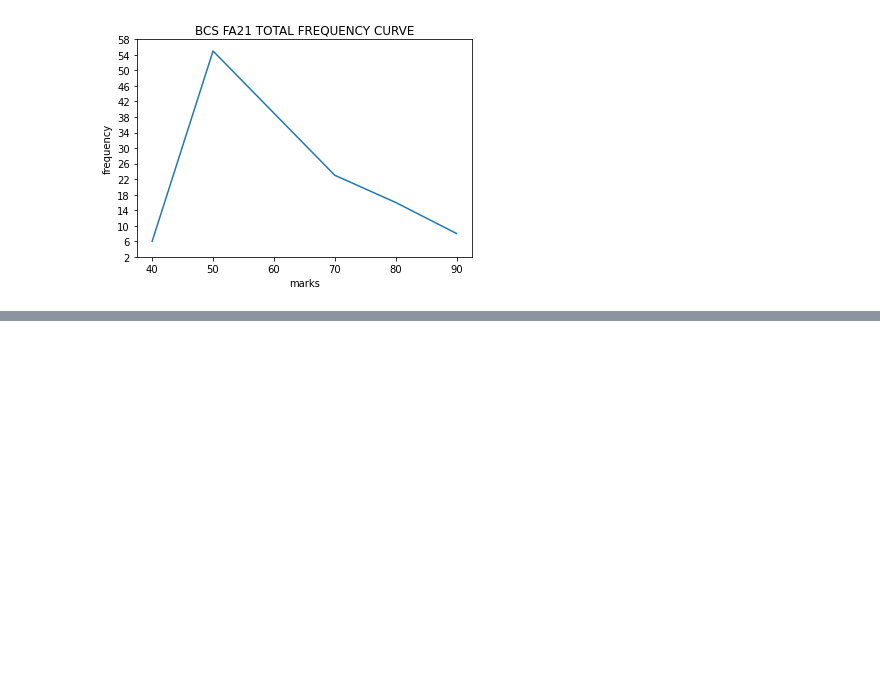
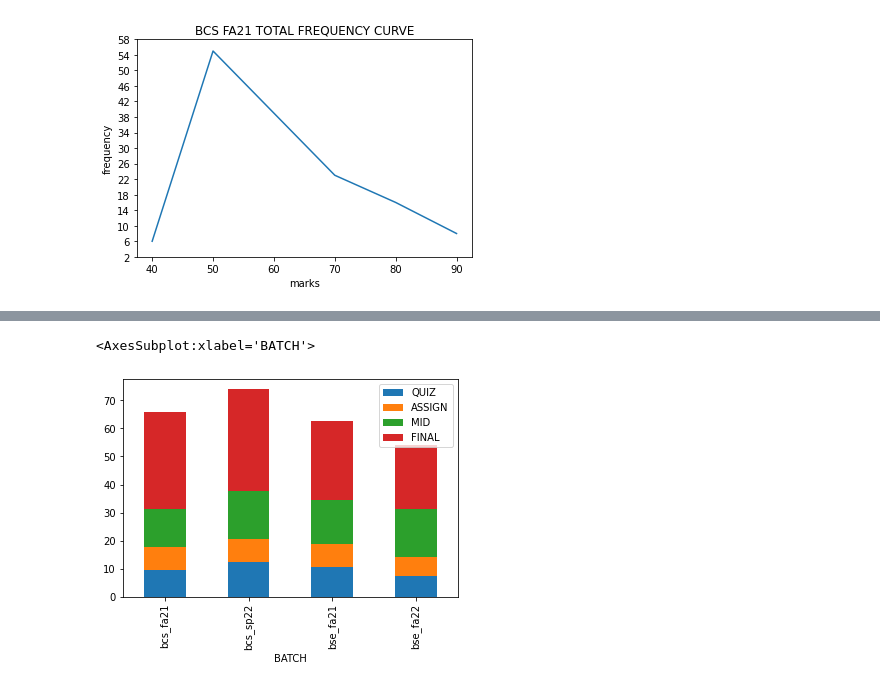
Before and after one commit to muneebahmedayub/sprob-assignment, a Jupyter notebook: sprob.ipynb, the cells around one changed output, grey strips where cells are left out. Cells and saved outputs as stored; diff of their text form; code cells hidden in the pictures; blank space fills up the shorter version.

```diff
--- a/sprob.ipynb
+++ b/sprob.ipynb
@@ -105,0 +88,5 @@ all_classes_average.plot(x='classes', y=['quiz', 'assignment', 'mids', 'final'],
+# %%
+all_classes.pivot_table(index='BATCH', values=['QUIZ', 'ASSIGN', 'MID', 'FINAL']).reset_index().plot(x='BATCH', y=['QUIZ', 'ASSIGN', 'MID', 'FINAL'], kind='bar', stacked=True)
+# %% [output]
+<AxesSubplot:xlabel='BATCH'>
+[figure, added]
```
Also changed, not shown: parts of 15 cells of this notebook.
